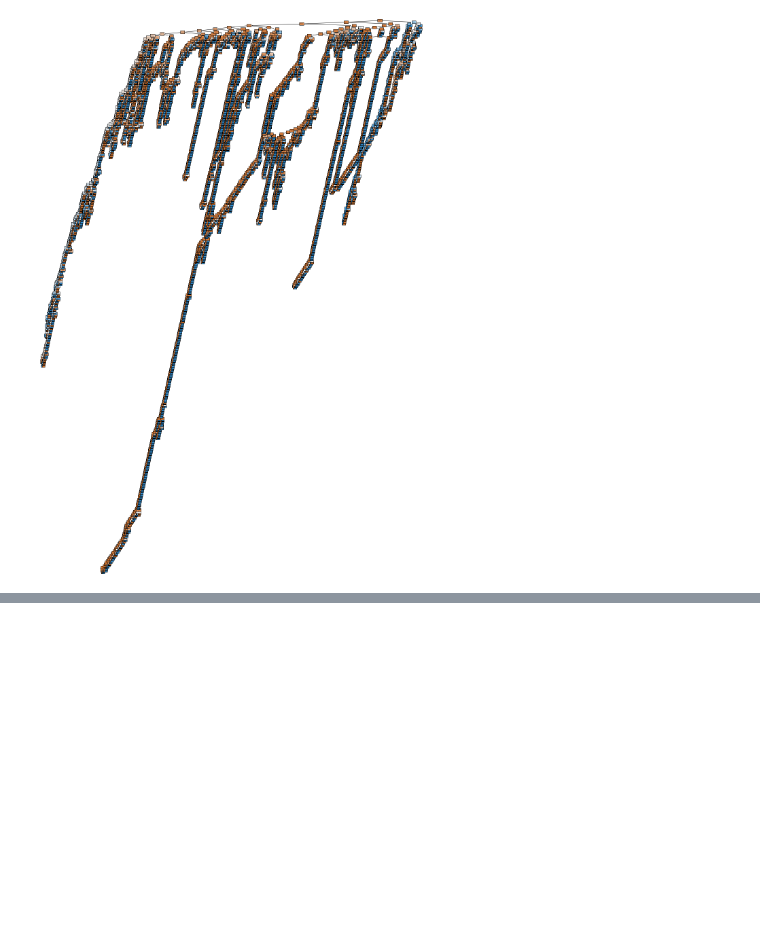
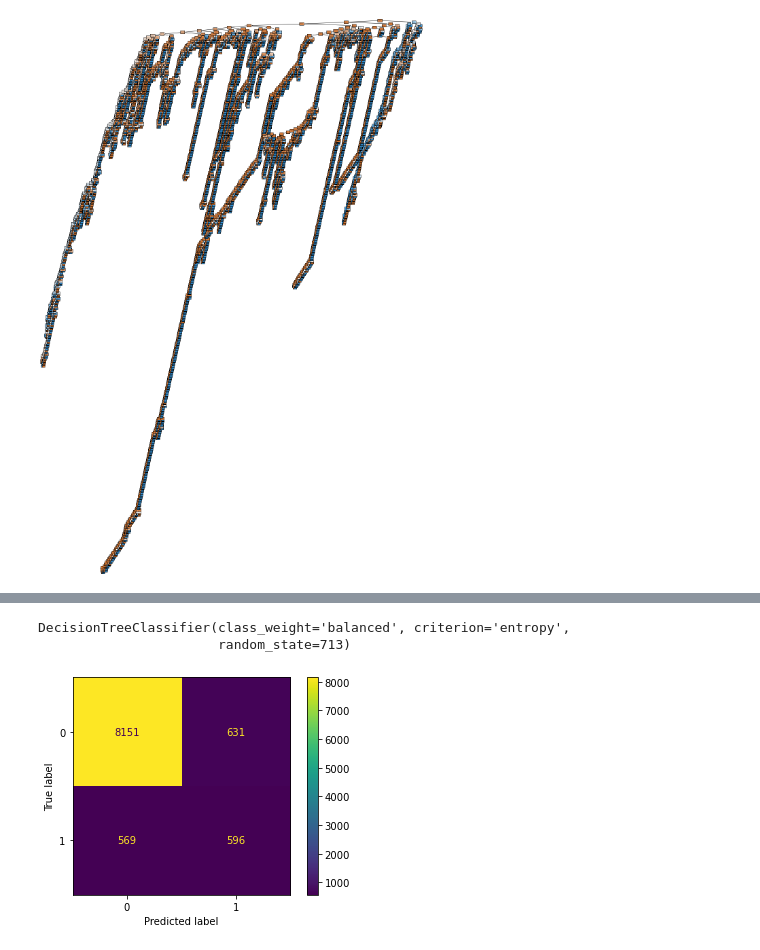
Before and after one commit to joeldmott/bank_marketing_classification_project, a Jupyter notebook: project_notebook.ipynb, the cells around one changed output, grey strips where cells are left out. Saved outputs shown, nothing was run; the diff lists cells and outputs as text; code cells hidden in the pictures; blank space fills up the shorter version.

```diff
--- a/project_notebook.ipynb
+++ b/project_notebook.ipynb
@@ -289,0 +379,11 @@ accuracy: 0.8898160249321403
+# %%
+clf_balanced_class = DecisionTreeClassifier(criterion='entropy', random_state=713, class_weight="balanced")
+clf_balanced_class.fit(X_train_ohe, y_train)
+# %% [output]
+DecisionTreeClassifier(class_weight='balanced', criterion='entropy',
+                       random_state=713)
+# %%
+y_pred_test = clf_balanced_class.predict(X_test_ohe)
+ConfusionMatrixDisplay.from_predictions(y_test, y_pred_test);
+# %% [output]
+[figure, added]
```
Also changed, not shown: parts of 34 cells of this notebook.
